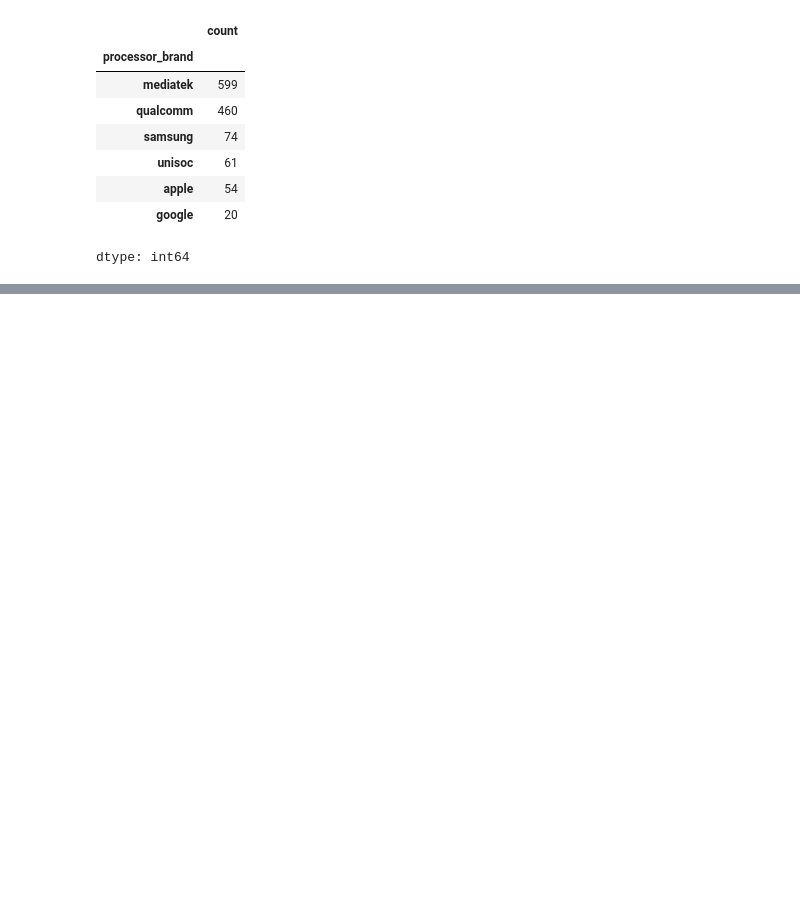
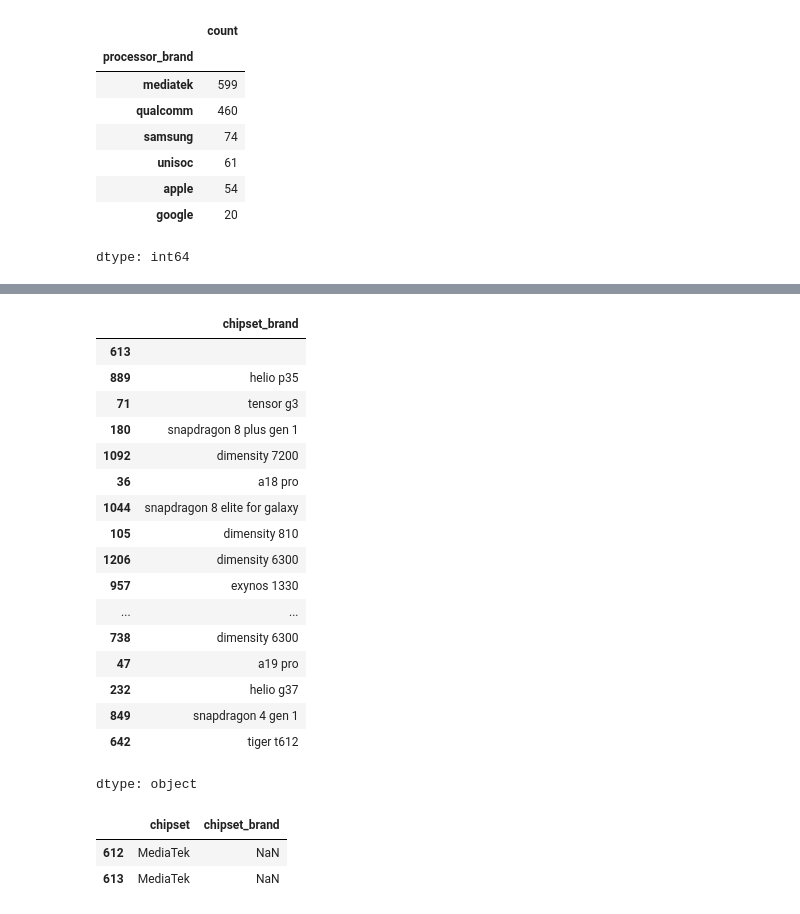
Before and after one commit to rajeshxdatascience/smartphone-recommender-system, a Jupyter notebook: SpecLens_AI_Data_Engineering.ipynb, the cells around one changed output, grey strips where cells are left out. Drawn from its saved outputs; the diff is of its cells as text; code cells hidden in the pictures; blank space fills up the shorter version.

```diff
--- a/SpecLens_AI_Data_Engineering.ipynb
+++ b/SpecLens_AI_Data_Engineering.ipynb
@@ -2788,6 +2788,8 @@ df['chipset_brand'] = df['chipset_brand'].str.replace('mediatek', '', case=False
 df['chipset_brand'] = df['chipset_brand'].str.replace('samsung', '', case=False).str.strip()
 df['chipset_brand'] = df['chipset_brand'].str.replace('unisoc', '', case=False).str.strip()
 df['chipset_brand'] = df['chipset_brand'].str.replace('google', '', case=False).str.strip()
+# %%
+df['chipset_brand'] = df['chipset_brand'].str.split(',').str.get(0)
 # %%
 df[['processor_brand','chipset_brand']].sample(20)
 # %% [output]
@@ -2810,0 +2833,4 @@ df[['processor_brand','chipset_brand']].sample(20)
+# %%
+df['chipset_nm'] = df['chipset'].str.split('(').str.get(1).str.split(')').str.get(0).str.split(' ').str.get(0)
+# %%
+df['chipset_nm'] = pd.to_numeric(df['chipset_nm'])
@@ -2810,0 +2875,21 @@ df[['processor_brand','chipset_brand']].sample(20)
+# %%
+df['chipset_brand'].sample(20)
+# %% [output]
+|  | chipset_brand |
+| 613 |  |
+| 889 | helio p35 |
+| 71 | tensor g3 |
+| 180 | snapdragon 8 plus gen 1 |
+| 1092 | dimensity 7200 |
+| 36 | a18 pro |
+| 1044 | snapdragon 8 elite for galaxy |
+| 105 | dimensity 810 |
+| 1206 | dimensity 6300 |
+| 957 | exynos 1330 |
+| ... | ... |
+| 738 | dimensity 6300 |
+| 47 | a19 pro |
+| 232 | helio g37 |
+| 849 | snapdragon 4 gen 1 |
+| 642 | tiger t612 |
+dtype: object
@@ -2810,0 +2898,6 @@ df[['processor_brand','chipset_brand']].sample(20)
+# %%
+df.loc[[612,613]][['chipset','chipset_brand']]
+# %% [output]
+|  | chipset | chipset_brand |
+| 612 | MediaTek | NaN |
+| 613 | MediaTek | NaN |
```
Also changed, not shown: parts of 34 cells of this notebook.
